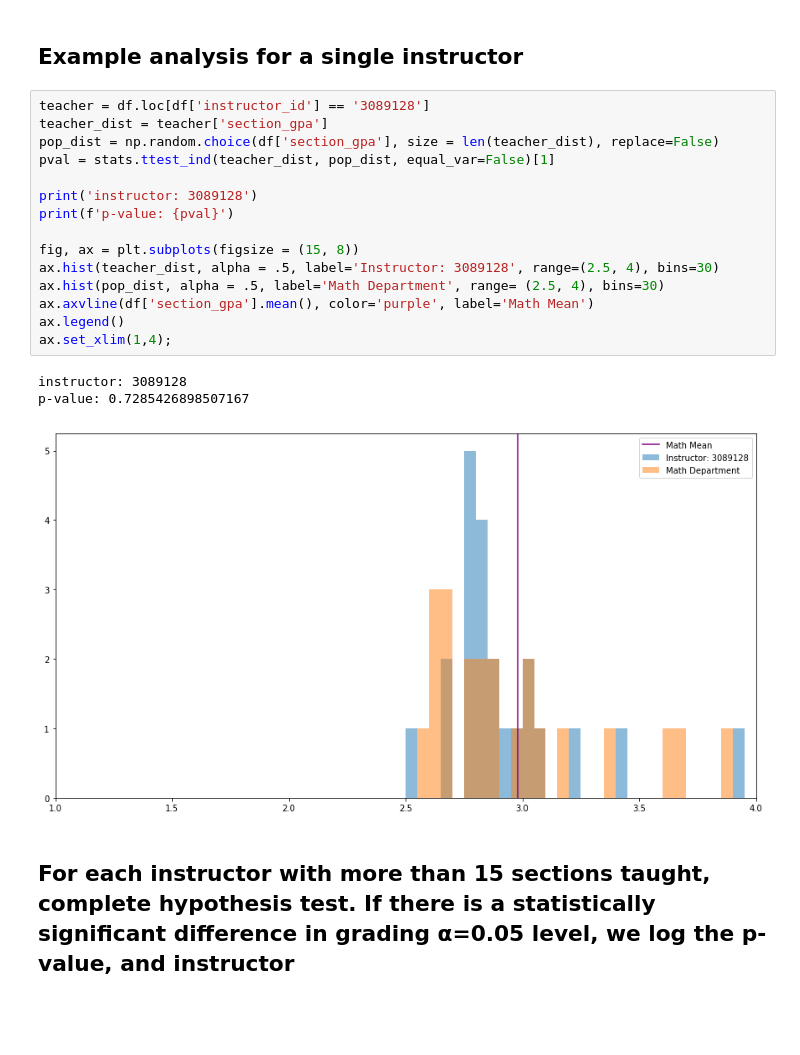
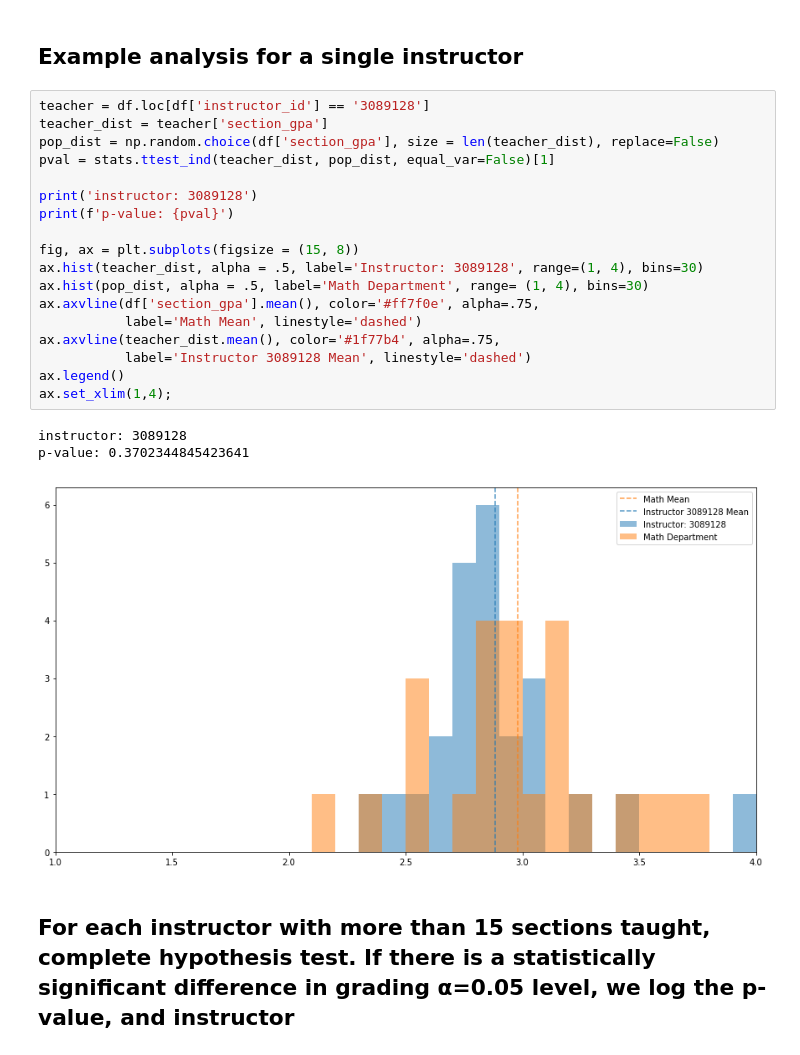
Before and after one commit to allisonhonold/uw_madison_courses_grades, a Jupyter notebook: math_teacher_gpa.ipynb, the cells around one changed output. Drawn from its saved outputs; the diff is of its cells as text; blank space fills up the shorter version.

```diff
--- a/math_teacher_gpa.ipynb
+++ b/math_teacher_gpa.ipynb
@@ -27,22 +27,25 @@ df = pd.read_sql_query("""SELECT * FROM math_grades_clean;""", engine)
 # %%
 teacher = df.loc[df['instructor_id'] == '3089128']
 teacher_dist = teacher['section_gpa']
 pop_dist = np.random.choice(df['section_gpa'], size = len(teacher_dist), replace=False)
 pval = stats.ttest_ind(teacher_dist, pop_dist, equal_var=False)[1]
 
 print('instructor: 3089128')
 print(f'p-value: {pval}')
 
 fig, ax = plt.subplots(figsize = (15, 8))
-ax.hist(teacher_dist, alpha = .5, label='Instructor: 3089128', range=(2.5, 4), bins=30)
-ax.hist(pop_dist, alpha = .5, label='Math Department', range= (2.5, 4), bins=30)
-ax.axvline(df['section_gpa'].mean(), color='purple', label='Math Mean')
+ax.hist(teacher_dist, alpha = .5, label='Instructor: 3089128', range=(1, 4), bins=30)
+ax.hist(pop_dist, alpha = .5, label='Math Department', range= (1, 4), bins=30)
+ax.axvline(df['section_gpa'].mean(), color='#ff7f0e', alpha=.75,
+           label='Math Mean', linestyle='dashed')
+ax.axvline(teacher_dist.mean(), color='#1f77b4', alpha=.75,
+           label='Instructor 3089128 Mean', linestyle='dashed')
 ax.legend()
 ax.set_xlim(1,4);
 # %% [output]
 instructor: 3089128
-p-value: 0.7285426898507167
+p-value: 0.3702344845423641
-[figure, old version]
+[figure, new version]
 # %% [markdown]
 ## For each instructor with more than 15 sections taught, complete hypothesis test. If there is a statistically significant difference in grading α=0.05 level, we log the p-value, and instructor
 # %%
```
Also changed, not shown: parts of 3 cells of this notebook, 8 other files.
